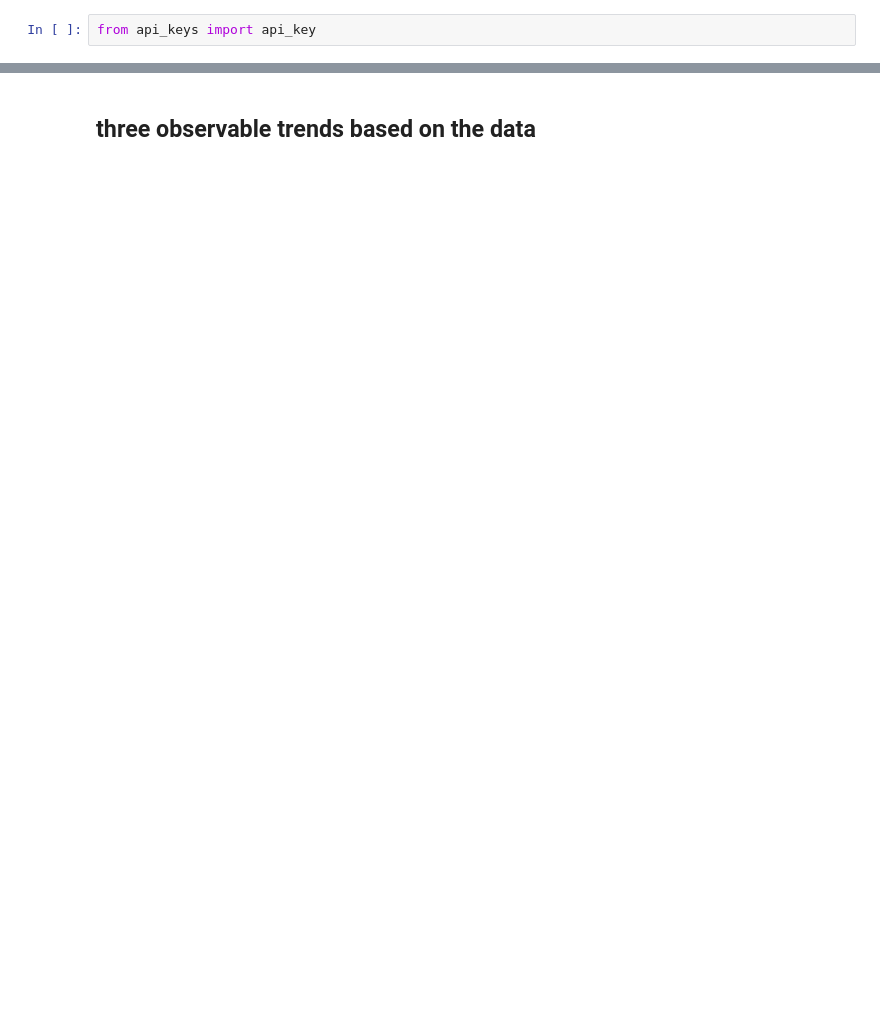
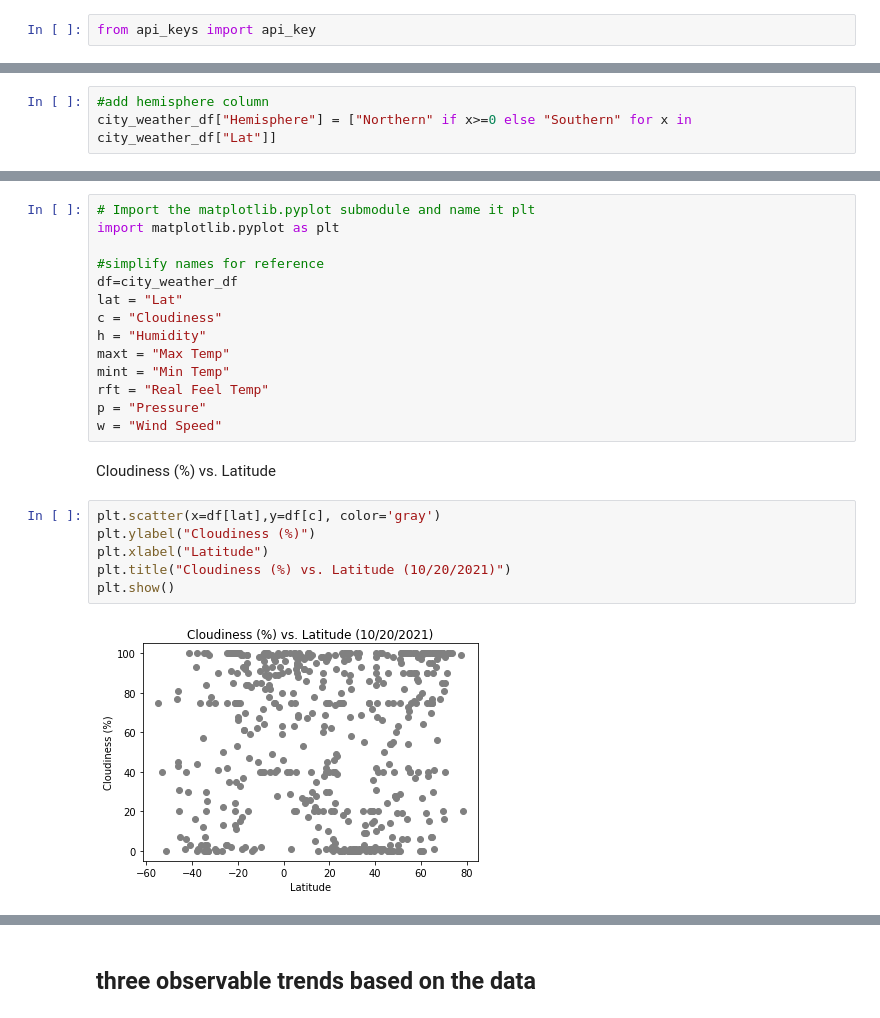
Before and after one commit to sedgedigital/Weather-Latitude-Correlation-API, a Jupyter notebook: WeatherAPI.ipynb, the cells around one changed output, grey strips where cells are left out. Drawn from its saved outputs; the diff is of its cells as text; blank space fills up the shorter version.

```diff
--- a/WeatherAPI.ipynb
+++ b/WeatherAPI.ipynb
@@ -199,0 +159,3 @@ plt.show()
+# %%
+#add hemisphere column
+city_weather_df["Hemisphere"] = ["Northern" if x>=0 else "Southern" for x in city_weather_df["Lat"]]
@@ -199,0 +217,24 @@ plt.show()
+# %%
+# Import the matplotlib.pyplot submodule and name it plt
+import matplotlib.pyplot as plt
+
+#simplify names for reference
+df=city_weather_df
+lat = "Lat"
+c = "Cloudiness"
+h = "Humidity"
+maxt = "Max Temp"
+mint = "Min Temp"
+rft = "Real Feel Temp"
+p = "Pressure"
+w = "Wind Speed"
+# %% [markdown]
+Cloudiness (%) vs. Latitude
+# %%
+plt.scatter(x=df[lat],y=df[c], color='gray')
+plt.ylabel("Cloudiness (%)")
+plt.xlabel("Latitude")
+plt.title("Cloudiness (%) vs. Latitude (10/20/2021)")
+plt.show()
+# %% [output]
+[figure, added]
```
Also changed, not shown: parts of 60 cells of this notebook, 3 other files.
